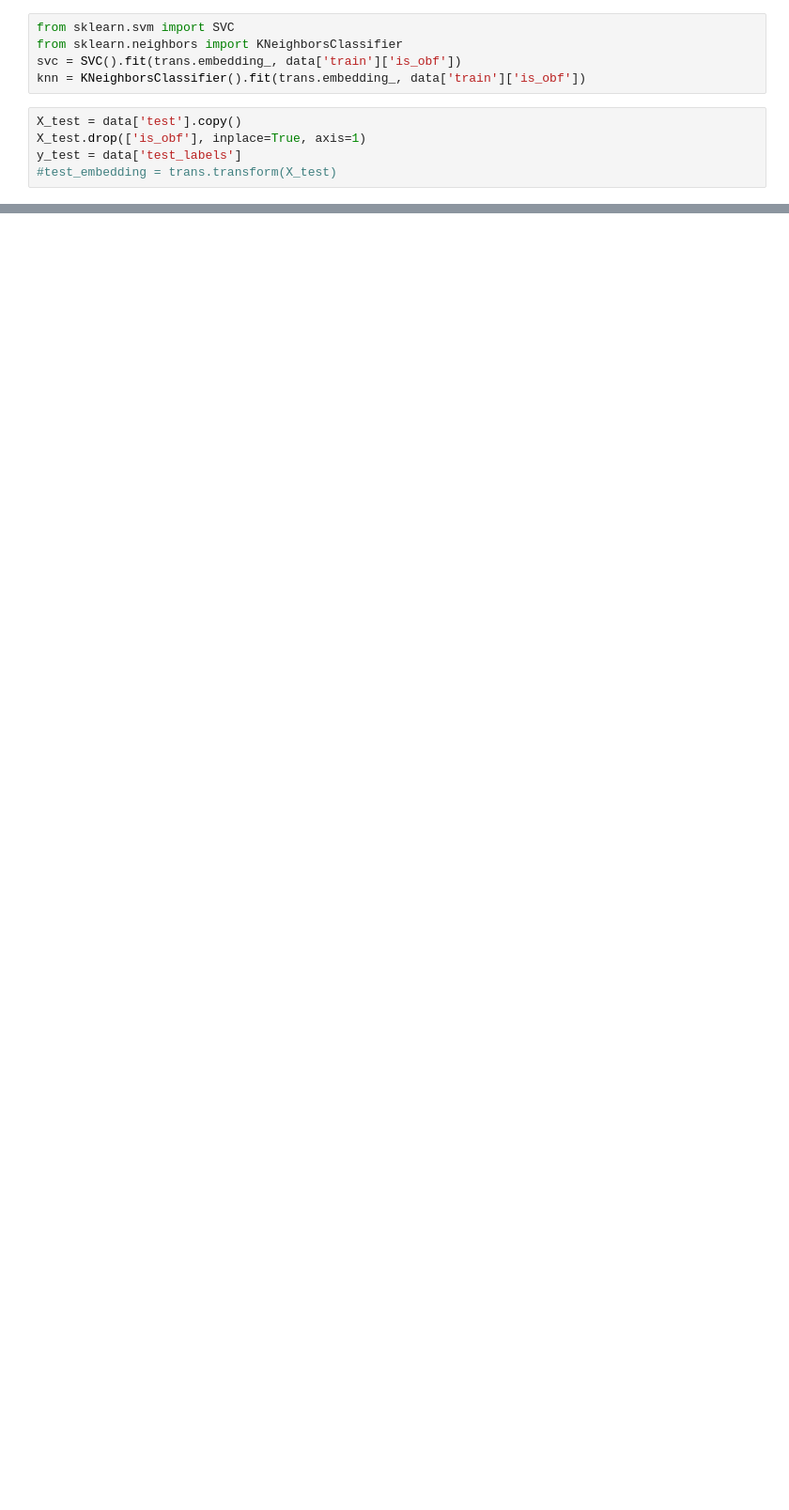
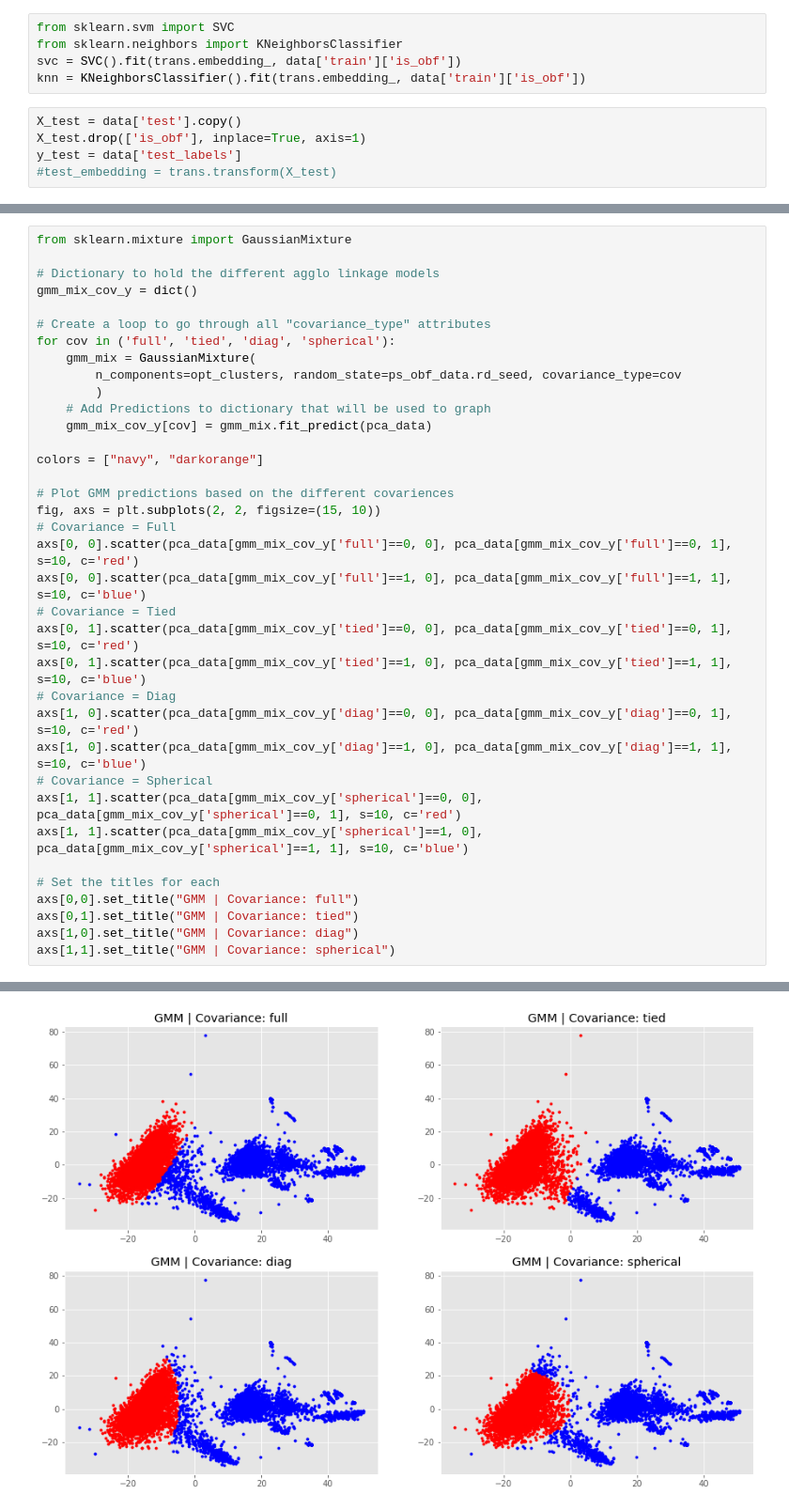
Before and after one commit to bx-lr/ps_obf_ml, a Jupyter notebook: labs/DS7331_Lab_3_Group_2.ipynb, the cells around one changed output, grey strips where cells are left out. Shown at 94% size. Cells and saved outputs as stored; diff of their text form; blank space fills up the shorter version.

```diff
--- a/labs/DS7331_Lab_3_Group_2.ipynb
+++ b/labs/DS7331_Lab_3_Group_2.ipynb
@@ -155,0 +310,37 @@ svc.score(pca_s['test'], pca_s['test_labels']), knn.score(pca_s['test'], pca_s['
+# %%
+from sklearn.mixture import GaussianMixture
+
+# Dictionary to hold the different agglo linkage models
+gmm_mix_cov_y = dict()
+
+# Create a loop to go through all "covariance_type" attributes
+for cov in ('full', 'tied', 'diag', 'spherical'):
+    gmm_mix = GaussianMixture(
+        n_components=opt_clusters, random_state=ps_obf_data.rd_seed, covariance_type=cov
+        )
+    # Add Predictions to dictionary that will be used to graph
+    gmm_mix_cov_y[cov] = gmm_mix.fit_predict(pca_data)
+
+colors = ["navy", "darkorange"]
+
+# Plot GMM predictions based on the different covariences
+fig, axs = plt.subplots(2, 2, figsize=(15, 10))
+# Covariance = Full
+axs[0, 0].scatter(pca_data[gmm_mix_cov_y['full']==0, 0], pca_data[gmm_mix_cov_y['full']==0, 1], s=10, c='red')
+axs[0, 0].scatter(pca_data[gmm_mix_cov_y['full']==1, 0], pca_data[gmm_mix_cov_y['full']==1, 1], s=10, c='blue')
+# Covariance = Tied
+axs[0, 1].scatter(pca_data[gmm_mix_cov_y['tied']==0, 0], pca_data[gmm_mix_cov_y['tied']==0, 1], s=10, c='red')
+axs[0, 1].scatter(pca_data[gmm_mix_cov_y['tied']==1, 0], pca_data[gmm_mix_cov_y['tied']==1, 1], s=10, c='blue')
+# Covariance = Diag
+axs[1, 0].scatter(pca_data[gmm_mix_cov_y['diag']==0, 0], pca_data[gmm_mix_cov_y['diag']==0, 1], s=10, c='red')
+axs[1, 0].scatter(pca_data[gmm_mix_cov_y['diag']==1, 0], pca_data[gmm_mix_cov_y['diag']==1, 1], s=10, c='blue')
+# Covariance = Spherical
+axs[1, 1].scatter(pca_data[gmm_mix_cov_y['spherical']==0, 0], pca_data[gmm_mix_cov_y['spherical']==0, 1], s=10, c='red')
+axs[1, 1].scatter(pca_data[gmm_mix_cov_y['spherical']==1, 0], pca_data[gmm_mix_cov_y['spherical']==1, 1], s=10, c='blue')
+
+# Set the titles for each
+axs[0,0].set_title("GMM | Covariance: full")
+axs[0,1].set_title("GMM | Covariance: tied")
+axs[1,0].set_title("GMM | Covariance: diag")
+axs[1,1].set_title("GMM | Covariance: spherical")
+# %% [output]
@@ -155,0 +348 @@ svc.score(pca_s['test'], pca_s['test_labels']), knn.score(pca_s['test'], pca_s['
+[figure, added]
```
Also changed, not shown: parts of 25 cells of this notebook.
